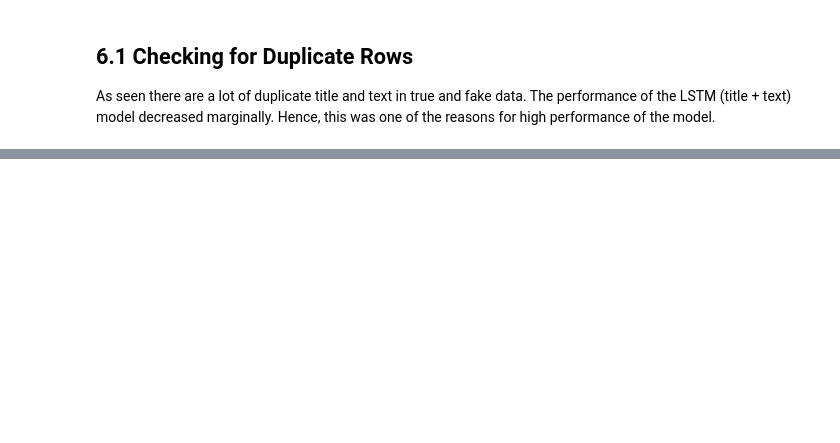
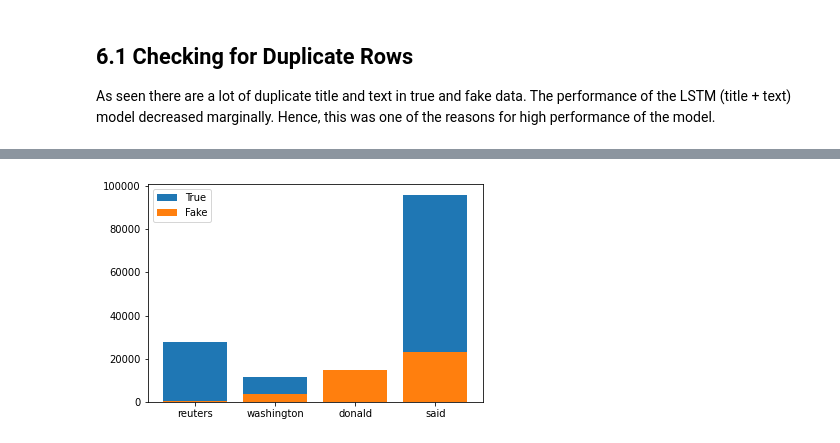
Before and after one commit to abhinavnagpal/Fatima-scholarship-challenge, a Jupyter notebook: Fatima_scholarship_task.ipynb, the cells around one changed output, grey strips where cells are left out. Drawn from its saved outputs; the diff is of its cells as text; code cells hidden in the pictures; blank space fills up the shorter version.

```diff
--- a/Fatima_scholarship_task.ipynb
+++ b/Fatima_scholarship_task.ipynb
@@ -770,0 +856,13 @@ plot_metrics(history)
+# %%
+x = ['reuters', 'washington','donald', 'said']
+y1 = [word_dict_true[i] for i in x]
+y2 = [word_dict_fake[i] for i in x]
+
+plt.figure()
+
+plt.bar(x, height = y1, label='True')
+plt.bar(x, height = y2, label='Fake')
+plt.legend()
+plt.show()
+# %% [output]
+[figure, added]
```
Also changed, not shown: parts of 32 cells of this notebook.
